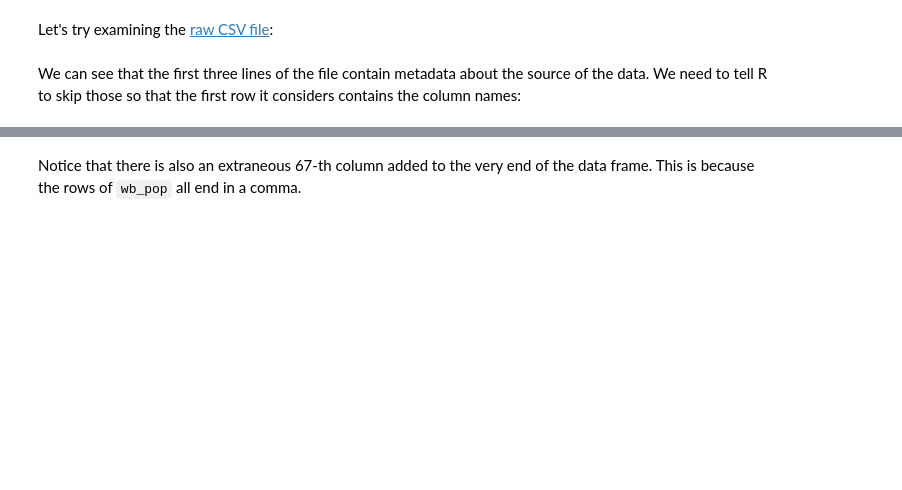
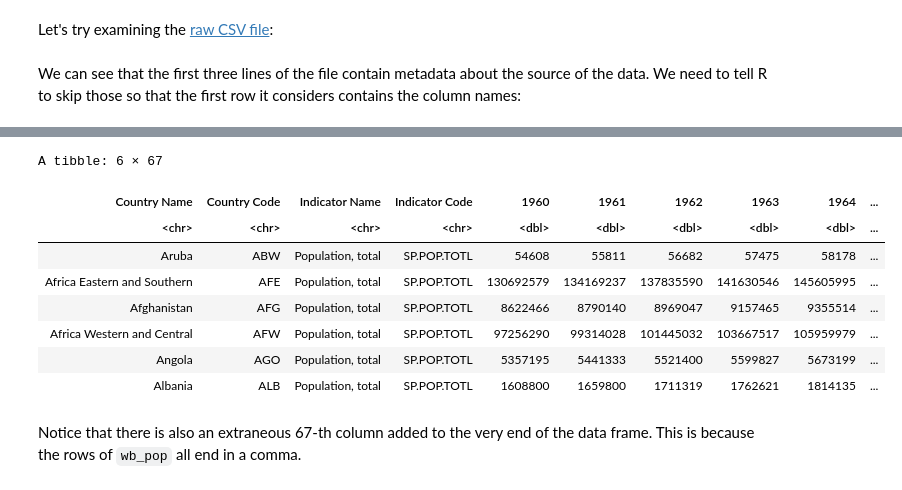
Before and after one commit to jravi123/stats306-w23, a Jupyter notebook: lectures/week7/lecture10.ipynb, the cells around one changed output, grey strips where cells are left out. Cells and saved outputs as stored; diff of their text form; code cells hidden in the pictures; blank space fills up the shorter version.

```diff
--- a/lectures/week7/lecture10.ipynb
+++ b/lectures/week7/lecture10.ipynb
@@ -480,6 +480,18 @@ lgl  (1): ...67
 
 ℹ Use `spec()` to retrieve the full column specification for this data.
 ℹ Specify the column types or set `show_col_types = FALSE` to quiet this message.
+# %%
+wb.pop %>% head
+# %% [output]
+A tibble: 6 × 67
+| Country Name | Country Code | Indicator Name | Indicator Code | 1960 | 1961 | 1962 | 1963 | 1964 | ... |
+| <chr> | <chr> | <chr> | <chr> | <dbl> | <dbl> | <dbl> | <dbl> | <dbl> | ... |
+| Aruba | ABW | Population, total | SP.POP.TOTL | 54608 | 55811 | 56682 | 57475 | 58178 | ... |
+| Africa Eastern and Southern | AFE | Population, total | SP.POP.TOTL | 130692579 | 134169237 | 137835590 | 141630546 | 145605995 | ... |
+| Afghanistan | AFG | Population, total | SP.POP.TOTL | 8622466 | 8790140 | 8969047 | 9157465 | 9355514 | ... |
+| Africa Western and Central | AFW | Population, total | SP.POP.TOTL | 97256290 | 99314028 | 101445032 | 103667517 | 105959979 | ... |
+| Angola | AGO | Population, total | SP.POP.TOTL | 5357195 | 5441333 | 5521400 | 5599827 | 5673199 | ... |
+| Albania | ALB | Population, total | SP.POP.TOTL | 1608800 | 1659800 | 1711319 | 1762621 | 1814135 | ... |
 # %% [markdown]
 Notice that there is also an extraneous 67-th column added to the very end of the data frame. This is because the rows of `wb_pop` all end in a comma.
 # %%
```
Also changed, not shown: parts of 31 cells of this notebook.
